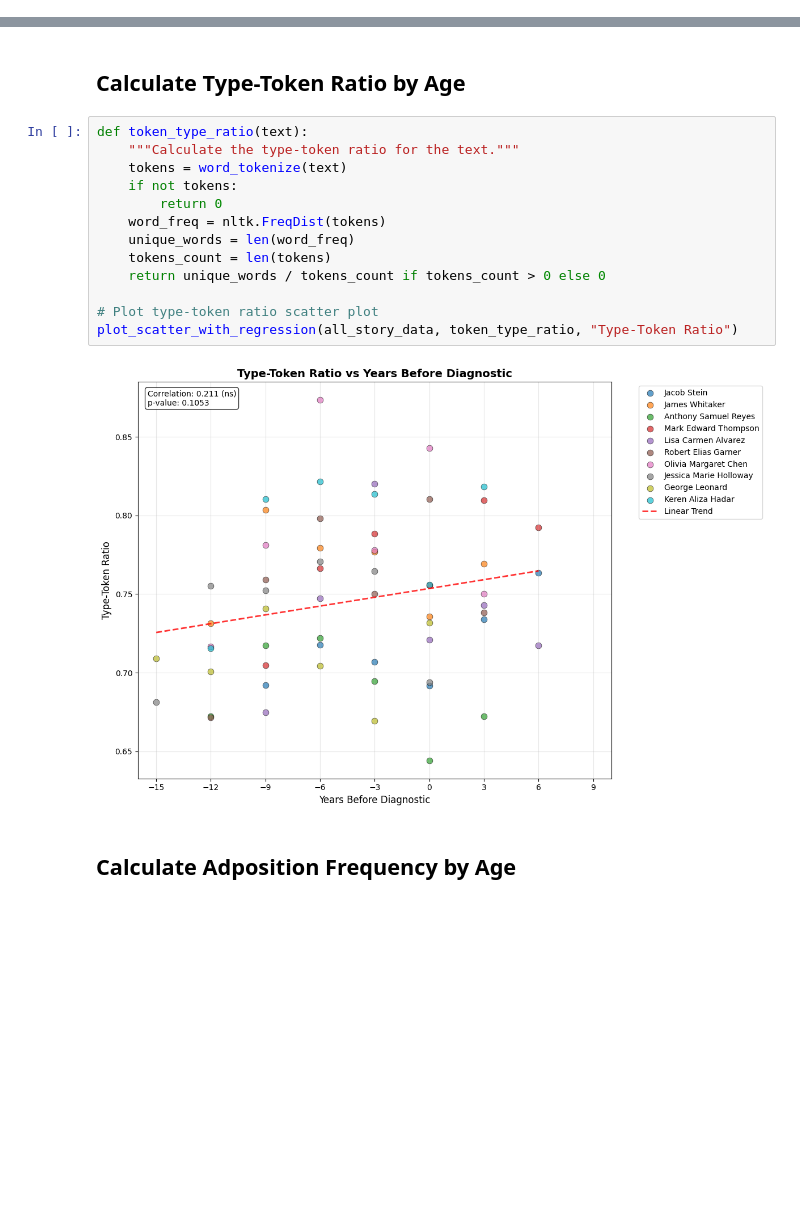
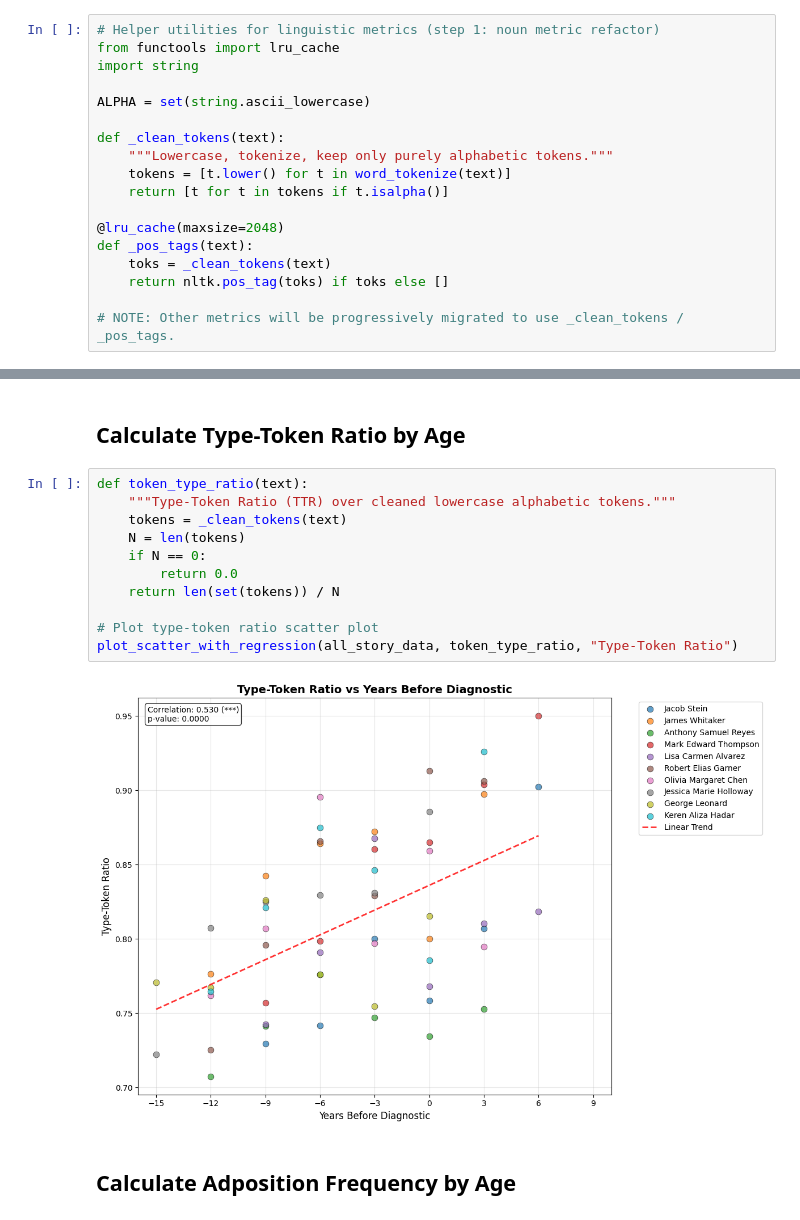
Before and after one commit to NetanelShalev/AD_LongitudinalDataGenerator, a Jupyter notebook: multi_file_analysis.ipynb, the cells around one changed output, grey strips where cells are left out. Cells and saved outputs as stored; diff of their text form; blank space fills up the shorter version.

```diff
--- a/multi_file_analysis.ipynb
+++ b/multi_file_analysis.ipynb
@@ -223,4 +223,22 @@ def calculate_metric_for_all_stories(story_data, metric_function):
         })
 
     return story_metrics
+# %%
+# Helper utilities for linguistic metrics (step 1: noun metric refactor)
+from functools import lru_cache
+import string
+
+ALPHA = set(string.ascii_lowercase)
+
+def _clean_tokens(text):
+    """Lowercase, tokenize, keep only purely alphabetic tokens."""
+    tokens = [t.lower() for t in word_tokenize(text)]
+    return [t for t in tokens if t.isalpha()]
+
+@lru_cache(maxsize=2048)
+def _pos_tags(text):
+    toks = _clean_tokens(text)
+    return nltk.pos_tag(toks) if toks else []
+
+# NOTE: Other metrics will be progressively migrated to use _clean_tokens / _pos_tags.
 # %% [markdown]
@@ -293,19 +323,17 @@ plot_scatter_with_regression(all_story_data, brunet_index, "Brunet Index")
 ## Calculate Type-Token Ratio by Age
 # %%
 def token_type_ratio(text):
-    """Calculate the type-token ratio for the text."""
-    tokens = word_tokenize(text)
-    if not tokens:
-        return 0
-    word_freq = nltk.FreqDist(tokens)
-    unique_words = len(word_freq)
-    tokens_count = len(tokens)
-    return unique_words / tokens_count if tokens_count > 0 else 0
+    """Type-Token Ratio (TTR) over cleaned lowercase alphabetic tokens."""
+    tokens = _clean_tokens(text)
+    N = len(tokens)
+    if N == 0:
+        return 0.0
+    return len(set(tokens)) / N
 
 # Plot type-token ratio scatter plot
 plot_scatter_with_regression(all_story_data, token_type_ratio, "Type-Token Ratio")
 # %% [output]
-[figure, old version]
+[figure, new version]
 # %% [markdown]
 ## Calculate Adposition Frequency by Age
 # %%
```
Also changed, not shown: parts of 10 cells of this notebook.
